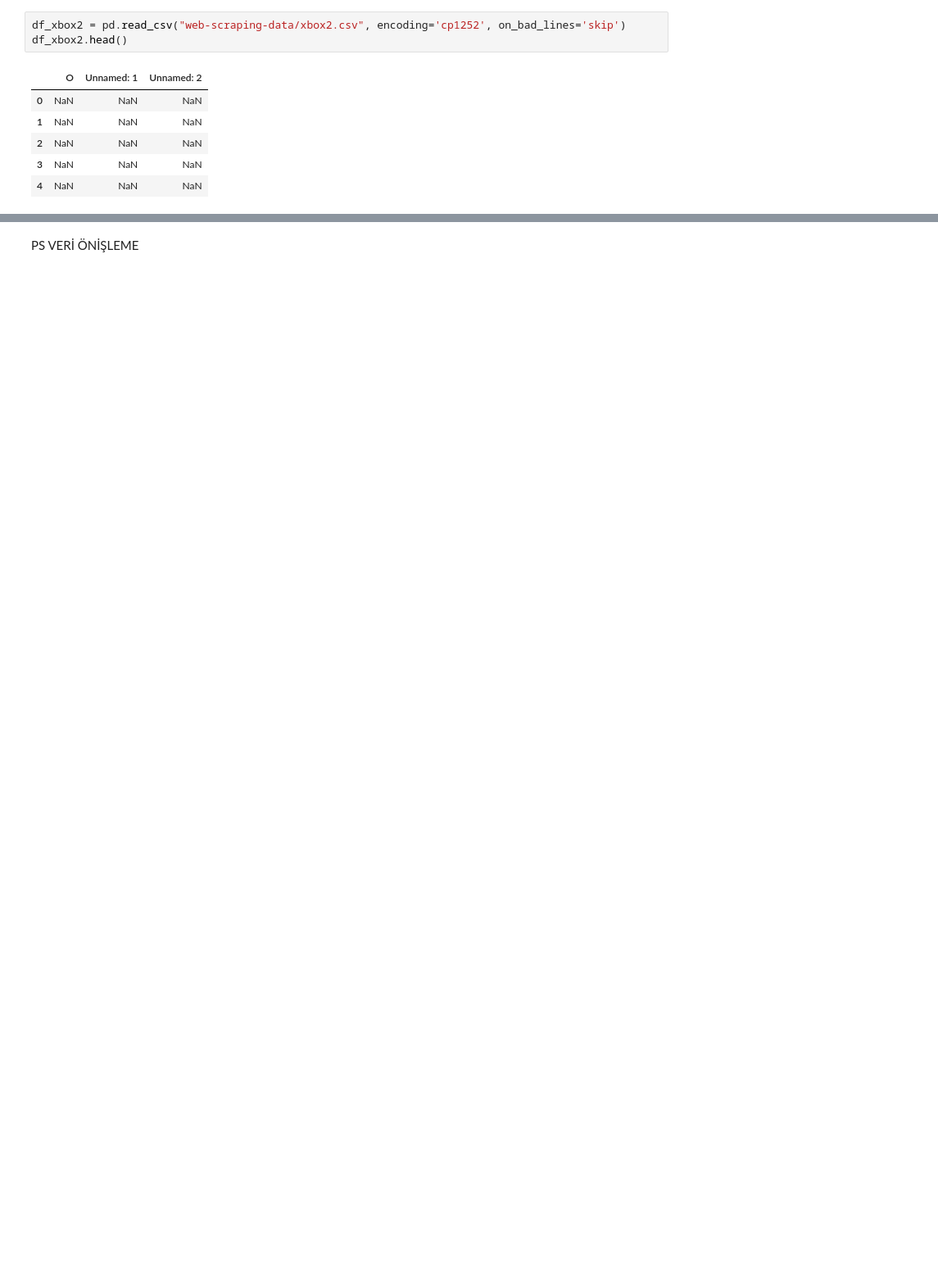
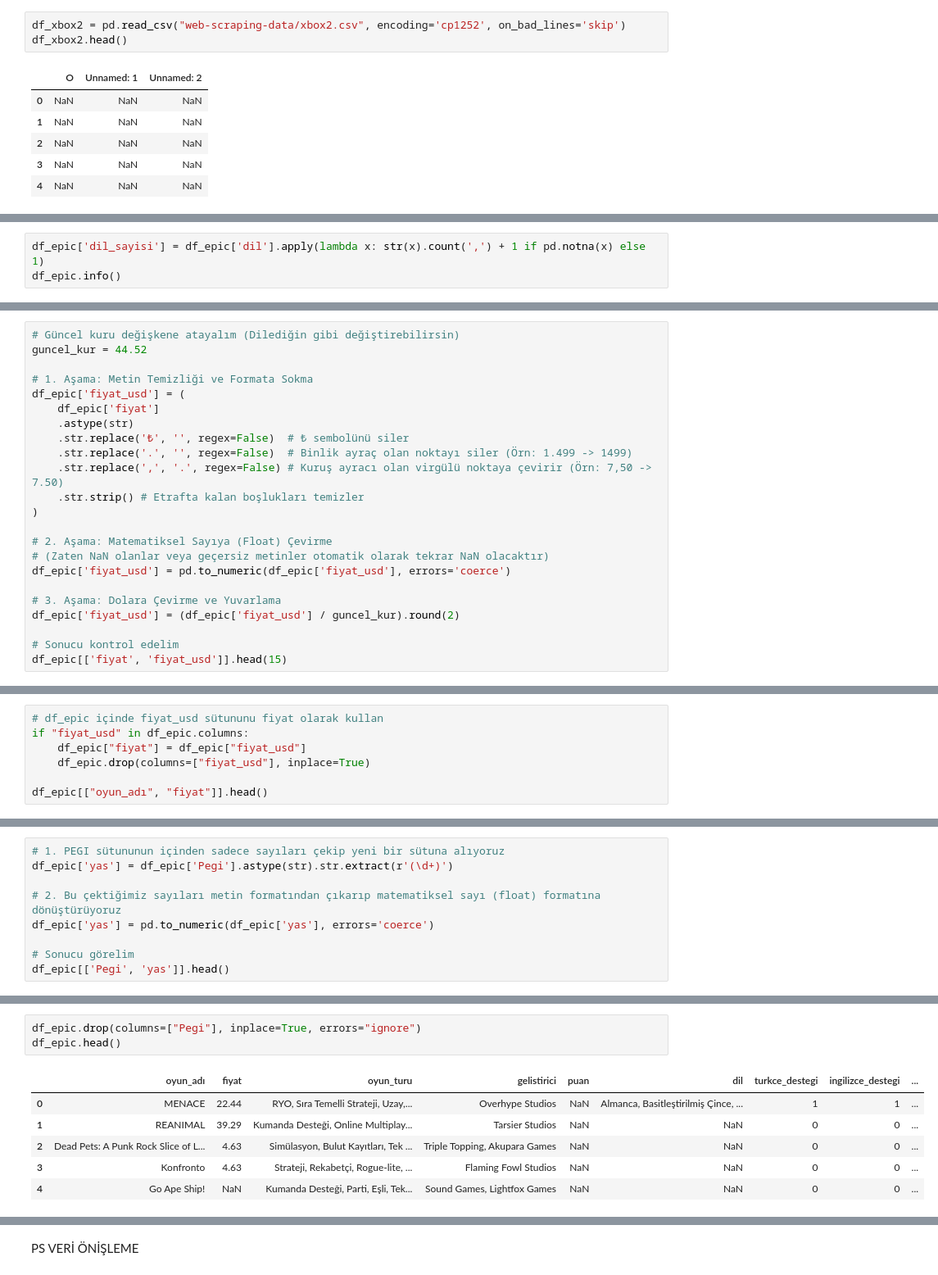
Before and after one commit to betultgumus/ybs-makine-ogrenmesi, a Jupyter notebook: ANIVIA/anivia.ipynb, the cells around one changed output, grey strips where cells are left out. Shown at 82% size. Cells and saved outputs as stored; diff of their text form; blank space fills up the shorter version.

```diff
--- a/ANIVIA/anivia.ipynb
+++ b/ANIVIA/anivia.ipynb
@@ -669,0 +639,3 @@ memory usage: 431.3+ KB
+# %%
+df_epic['dil_sayisi'] = df_epic['dil'].apply(lambda x: str(x).count(',') + 1 if pd.notna(x) else 1)
+df_epic.info()
@@ -669,0 +690,23 @@ memory usage: 431.3+ KB
+# %%
+# Güncel kuru değişkene atayalım (Dilediğin gibi değiştirebilirsin)
+guncel_kur = 44.52
+
+# 1. Aşama: Metin Temizliği ve Formata Sokma
+df_epic['fiyat_usd'] = (
+    df_epic['fiyat']
+    .astype(str)
+    .str.replace('₺', '', regex=False)  # ₺ sembolünü siler
+    .str.replace('.', '', regex=False)  # Binlik ayraç olan noktayı siler (Örn: 1.499 -> 1499)
+    .str.replace(',', '.', regex=False) # Kuruş ayracı olan virgülü noktaya çevirir (Örn: 7,50 -> 7.50)
+    .str.strip() # Etrafta kalan boşlukları temizler
+)
+
+# 2. Aşama: Matematiksel Sayıya (Float) Çevirme
+# (Zaten NaN olanlar veya geçersiz metinler otomatik olarak tekrar NaN olacaktır)
+df_epic['fiyat_usd'] = pd.to_numeric(df_epic['fiyat_usd'], errors='coerce')
+
+# 3. Aşama: Dolara Çevirme ve Yuvarlama
+df_epic['fiyat_usd'] = (df_epic['fiyat_usd'] / guncel_kur).round(2)
+
+# Sonucu kontrol edelim
+df_epic[['fiyat', 'fiyat_usd']].head(15)
@@ -669,0 +730,7 @@ memory usage: 431.3+ KB
+# %%
+# df_epic içinde fiyat_usd sütununu fiyat olarak kullan
+if "fiyat_usd" in df_epic.columns:
+    df_epic["fiyat"] = df_epic["fiyat_usd"]
+    df_epic.drop(columns=["fiyat_usd"], inplace=True)
+
+df_epic[["oyun_adı", "fiyat"]].head()
@@ -669,0 +754,9 @@ memory usage: 431.3+ KB
+# %%
+# 1. PEGI sütununun içinden sadece sayıları çekip yeni bir sütuna alıyoruz
+df_epic['yas'] = df_epic['Pegi'].astype(str).str.extract(r'(\d+)')
+
+# 2. Bu çektiğimiz sayıları metin formatından çıkarıp matematiksel sayı (float) formatına dönüştürüyoruz
+df_epic['yas'] = pd.to_numeric(df_epic['yas'], errors='coerce')
+
+# Sonucu görelim
+df_epic[['Pegi', 'yas']].head()
@@ -670,3 +770,13 @@ memory usage: 431.3+ KB
+# %%
+df_epic.drop(columns=["Pegi"], inplace=True, errors="ignore")
+df_epic.head()
+# %% [output]
+|  | oyun_adı | fiyat | oyun_turu | gelistirici | puan | dil | turkce_destegi | ingilizce_destegi | ... |
+| 0 | MENACE | 22.44 | RYO, Sıra Temelli Strateji, Uzay,... | Overhype Studios | NaN | Almanca, Basitleştirilmiş Çince, ... | 1 | 1 | ... |
+| 1 | REANIMAL | 39.29 | Kumanda Desteği, Online Multiplay... | Tarsier Studios | NaN | NaN | 0 | 0 | ... |
+| 2 | Dead Pets: A Punk Rock Slice of L... | 4.63 | Simülasyon, Bulut Kayıtları, Tek ... | Triple Topping, Akupara Games | NaN | NaN | 0 | 0 | ... |
+| 3 | Konfronto | 4.63 | Strateji, Rekabetçi, Rogue-lite, ... | Flaming Fowl Studios | NaN | NaN | 0 | 0 | ... |
+| 4 | Go Ape Ship! | NaN | Kumanda Desteği, Parti, Eşli, Tek... | Sound Games, Lightfox Games | NaN | NaN | 0 | 0 | ... |
 # %%
 df_epic['platform'] = 'Epic Games'
 df_epic.info()
```
Also changed, not shown: parts of 83 cells of this notebook, 1 other file.
